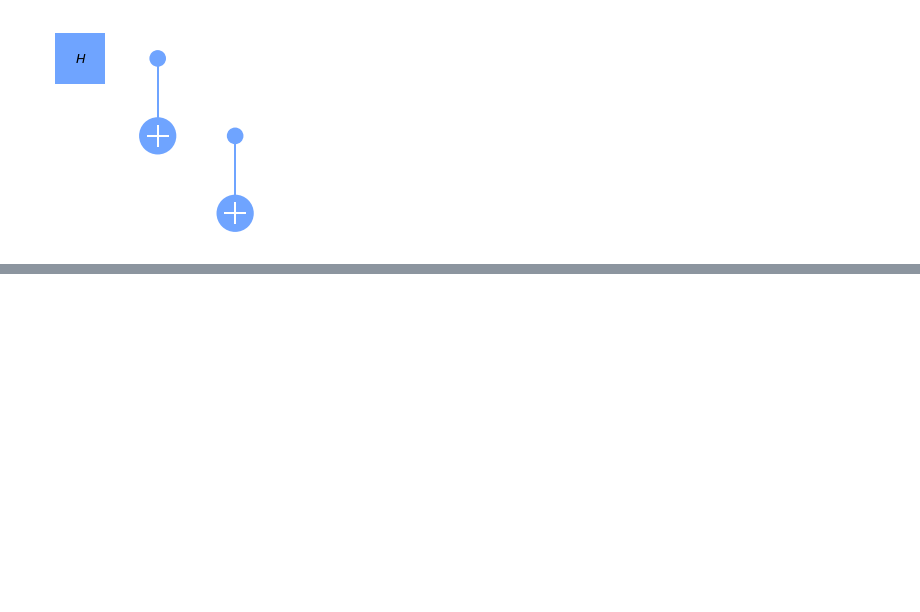
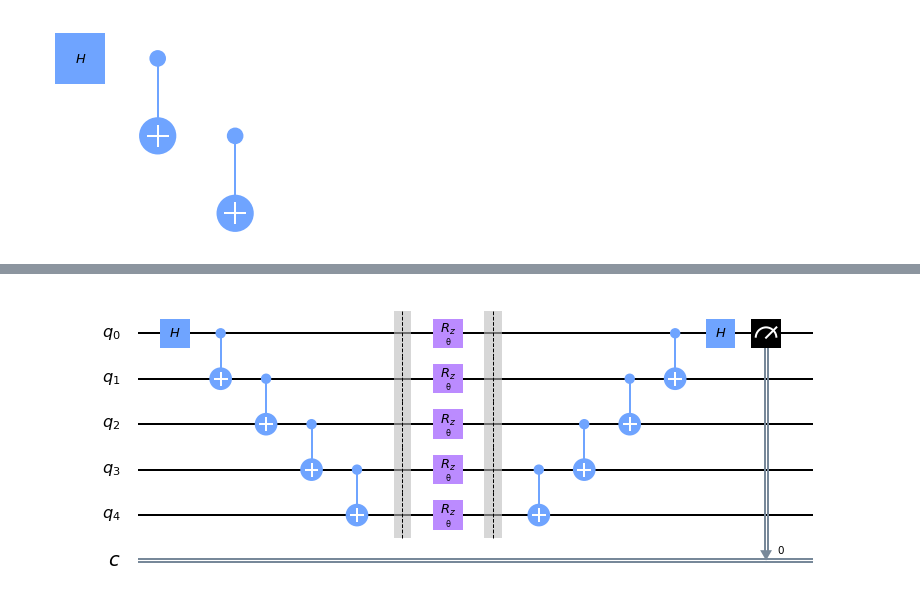
Before and after one commit to ertogrul/q-way, a Jupyter notebook: 204-advanced_circuits.ipynb, the cells around one changed output, grey strips where cells are left out. Cells and saved outputs as stored; diff of their text form; code cells hidden in the pictures; blank space fills up the shorter version.

```diff
--- a/204-advanced_circuits.ipynb
+++ b/204-advanced_circuits.ipynb
@@ -45,0 +53,25 @@ AttributeError: 'Instruction' object has no attribute 'label'
+# %%
+from qiskit.circuit import Parameter
+
+theta = Parameter('θ')
+
+n = 5
+
+qc = QuantumCircuit(5, 1)
+
+qc.h(0)
+for i in range(n-1):
+    qc.cx(i, i+1)
+
+qc.barrier()
+qc.rz(theta, range(5))
+qc.barrier()
+
+for i in reversed(range(n-1)):
+    qc.cx(i, i+1)
+qc.h(0)
+qc.measure(0, 0)
+
+qc.draw('mpl')
+# %% [output]
+[figure, added]
```
Also changed, not shown: parts of 2 cells of this notebook.
